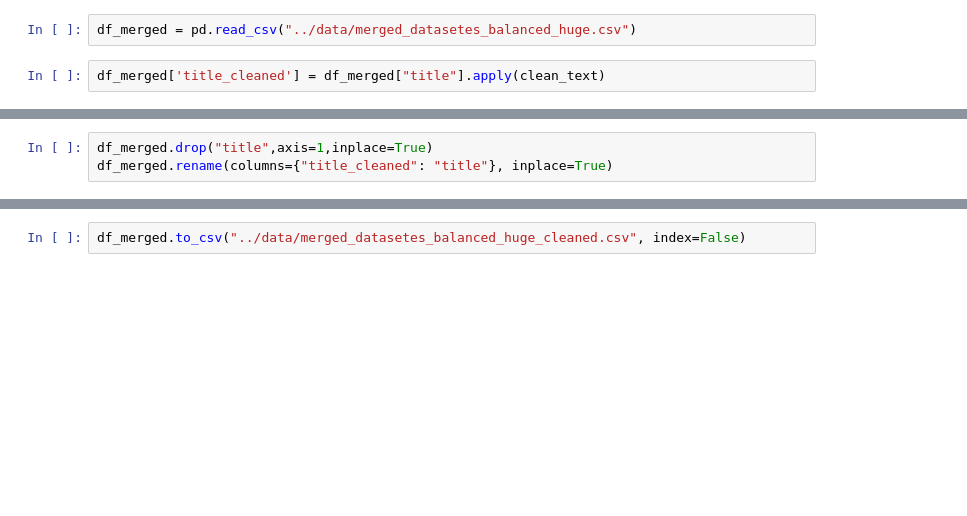
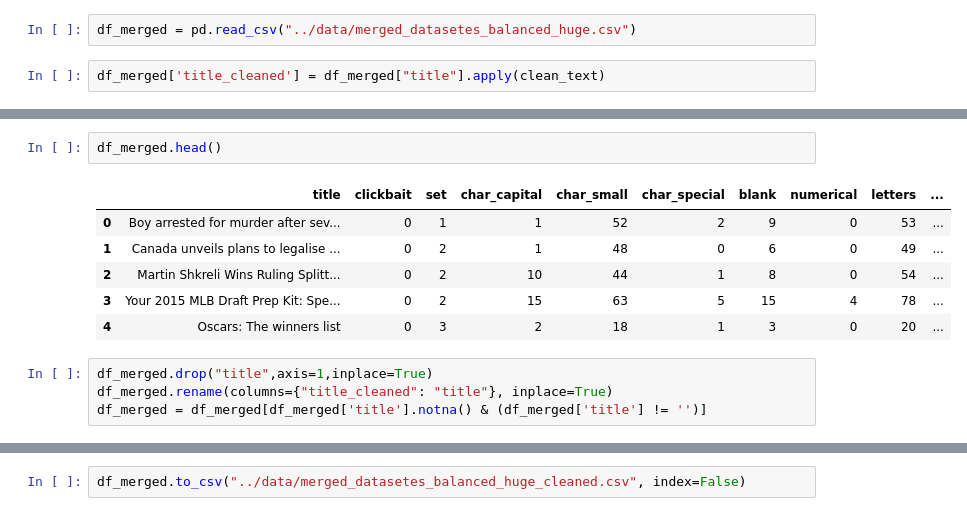
Before and after one commit to matkubita/ClickbaitDetectionThesis, a Jupyter notebook: notebooks/2.1-Creating_dataset_title_detection_balanced_cleaned.ipynb, the cells around one changed output, grey strips where cells are left out. Drawn from its saved outputs; the diff is of its cells as text; blank space fills up the shorter version.

```diff
--- a/notebooks/2.1-Creating_dataset_title_detection_balanced_cleaned.ipynb
+++ b/notebooks/2.1-Creating_dataset_title_detection_balanced_cleaned.ipynb
@@ -82,4 +67,14 @@ df_merged.tail(10)
+# %%
+df_merged.head()
+# %% [output]
+|  | title | clickbait | set | char_capital | char_small | char_special | blank | numerical | letters | ... |
+| 0 | Boy arrested for murder after sev... | 0 | 1 | 1 | 52 | 2 | 9 | 0 | 53 | ... |
+| 1 | Canada unveils plans to legalise ... | 0 | 2 | 1 | 48 | 0 | 6 | 0 | 49 | ... |
+| 2 | Martin Shkreli Wins Ruling Splitt... | 0 | 2 | 10 | 44 | 1 | 8 | 0 | 54 | ... |
+| 3 | Your 2015 MLB Draft Prep Kit: Spe... | 0 | 2 | 15 | 63 | 5 | 15 | 4 | 78 | ... |
+| 4 | Oscars: The winners list | 0 | 3 | 2 | 18 | 1 | 3 | 0 | 20 | ... |
 # %%
 df_merged.drop("title",axis=1,inplace=True)
 df_merged.rename(columns={"title_cleaned": "title"}, inplace=True)
+df_merged = df_merged[df_merged['title'].notna() & (df_merged['title'] != '')]
 # %%
```
Also changed, not shown: parts of 7 cells of this notebook, 5 other files.
